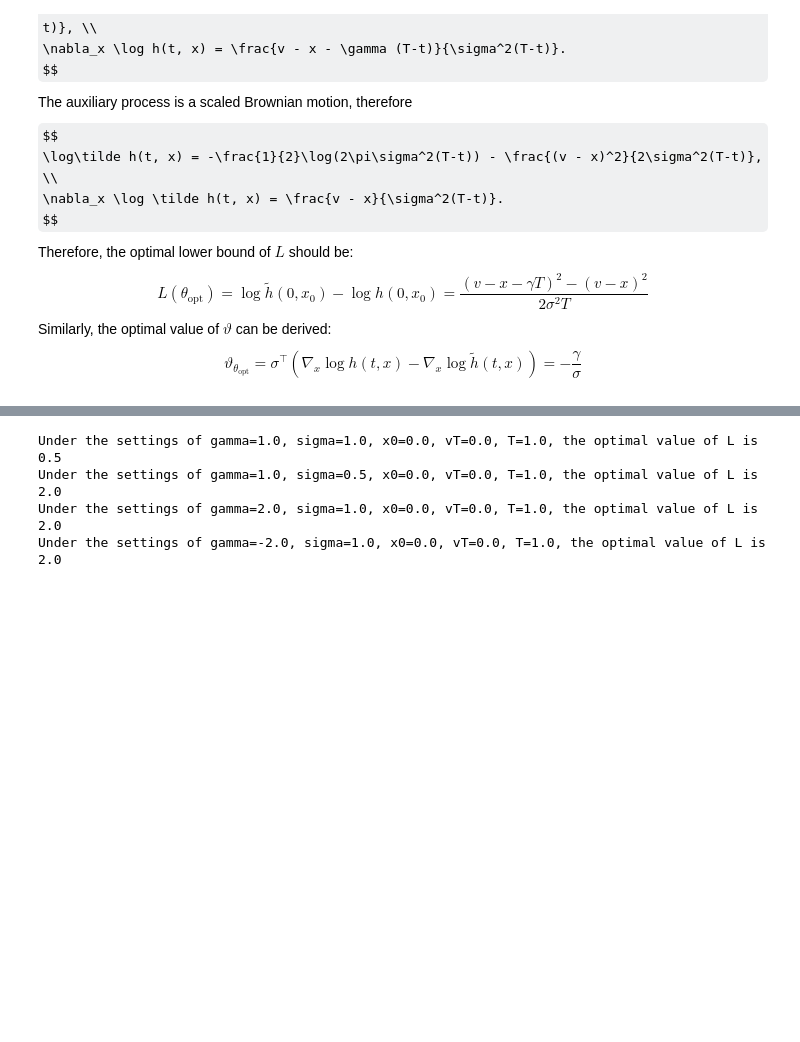
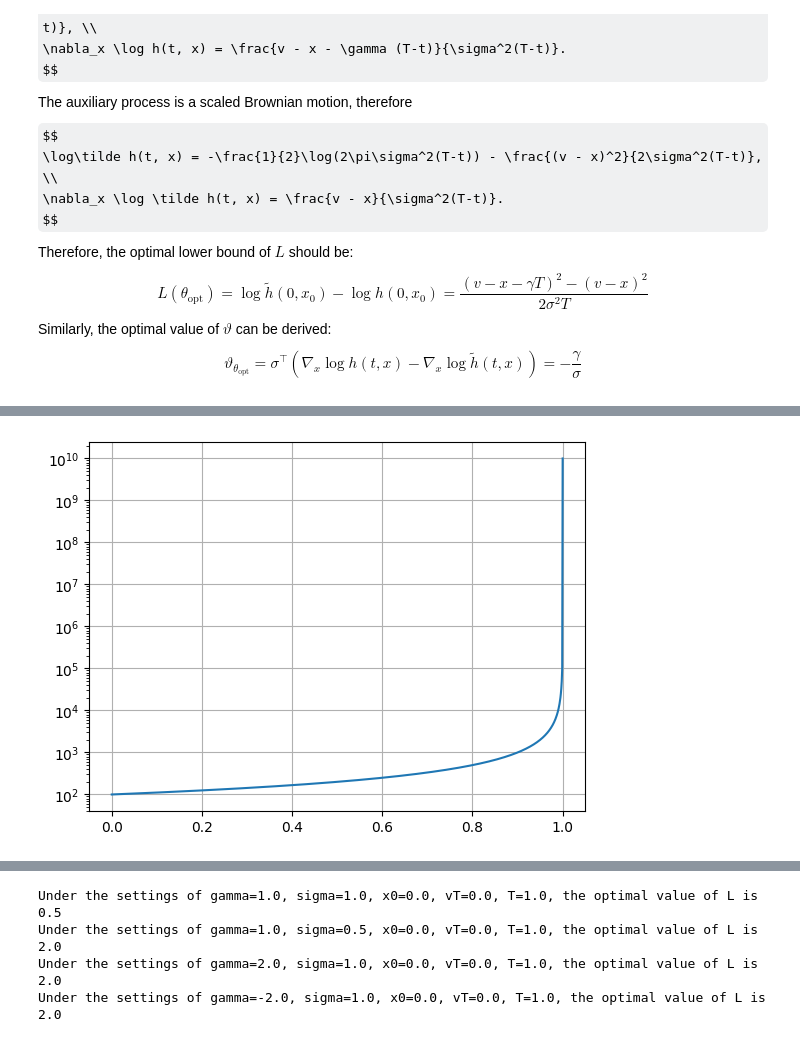
Before and after one commit to bookdiver/neuralbridge, a Jupyter notebook: examples/brownian.ipynb, the cells around one changed output, grey strips where cells are left out. Saved outputs shown, nothing was run; the diff lists cells and outputs as text; code cells hidden in the pictures; some formulas as TeX source; blank space fills up the shorter version.

```diff
--- a/examples/brownian.ipynb
+++ b/examples/brownian.ipynb
@@ -113,0 +147,7 @@ $$
+# %%
+plt.plot(ts, gp_sde.Hs[1:, 0, 0])
+plt.yscale('log')
+plt.grid()
+plt.show()
+# %% [output]
+[figure, added]
```
Also changed, not shown: parts of 11 cells of this notebook, 2 other files.
